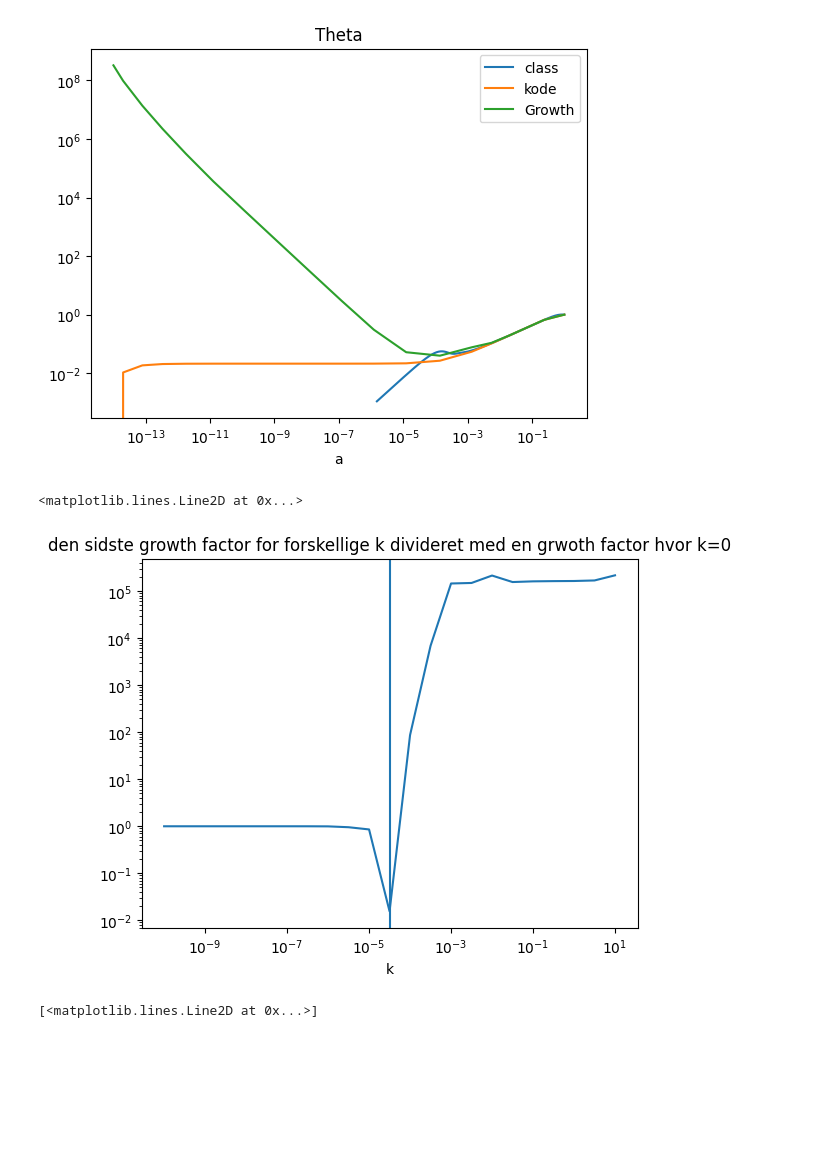
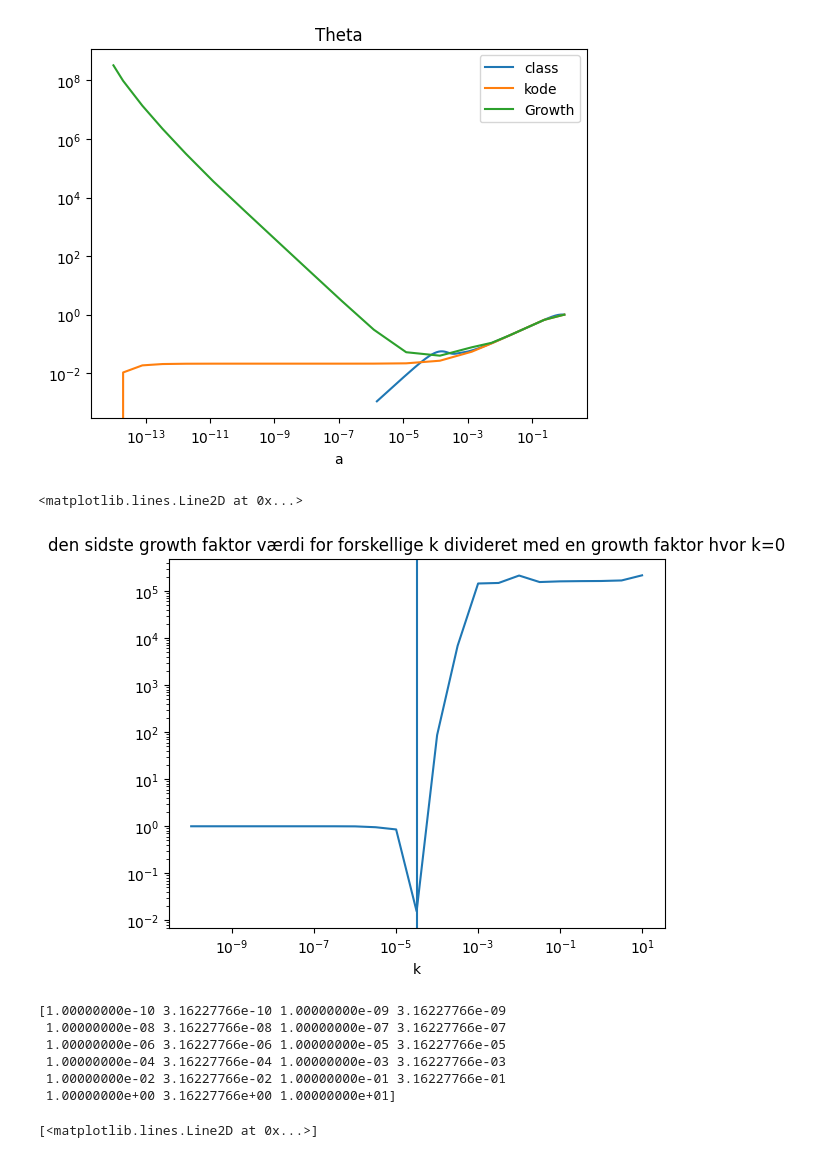
Before and after one commit to eriksteenberg/Power-spectrum-Test, a Jupyter notebook: power spectrum test.ipynb, the cells around one changed output. Drawn from its saved outputs; the diff is of its cells as text; code cells hidden in the pictures; blank space fills up the shorter version.

```diff
--- a/power spectrum test.ipynb
+++ b/power spectrum test.ipynb
@@ -167,7 +167,6 @@ sol1 = sc.solve_ivp(f,t_span=[a0,aend],y0=[tau0])
 tau =sol1.y[0]
 
 def f1(t,y):
-    # kun cdm så cs = 0
     # her er t = tau
     a = y[0]
     D = y[1]
@@ -180,37 +179,46 @@ def f1(t,y):
 
 
 D0 = a0 # 4e-15
 D1 = H0 * np.sqrt(Omega_R) # jeg mener at det kommer af at D' er propto a',
                            # da var noget Thomas gjorde og jeg skal lige tjekke det
 #k = 1e-7
 cs = 0#.31e-3
 y0 = [H0 * np.sqrt(Omega_R) * tau0, D0 , D1,0,0]
 sol1 = sc.solve_ivp(f1,t_span=[tau[0],tau[-1]],y0 = y0)
 D_normal = sol1.y[1][-1]
 N = 10
 m = 2
-k_vec = np.float_power(10,-np.array([i/m for i in range(-m,m*N+1)]))
+k_vec = np.float_power(10,-np.array([i/m for i in range(-m,m*N+1)]))[::-1]
 res = np.zeros(len(k_vec))
 
 cs = 1e-5
 
 i = 0
 
 for k in k_vec:
     y0 = [H0 * np.sqrt(Omega_R) * tau0, D0 , D1,k,cs]
     sol = sc.solve_ivp(f1,t_span=[tau[0],tau[-1]],y0 = y0)
     D = sol.y[1]
     res[i] =  -D[-1]/D_normal
     i += 1
 # /D_normal
-#res = res / res[0]
+#res = res / res[-1]
 plt.loglog(k_vec,res**2)
 plt.xlabel("k")
-plt.title("den sidste growth factor for forskellige k divideret med en grwoth factor hvor k=0")
+plt.title("den sidste growth faktor værdi for forskellige k divideret med en growth faktor hvor k=0")
 plt.axvline((sol1.y[1][0]/cs)**0.5,0,1)
 # %% [output]
 <matplotlib.lines.Line2D at 0x...>
-[figure, old version]
+[figure, new version]
+# %%
+print(k_vec)
+# %% [output]
+[1.00000000e-10 3.16227766e-10 1.00000000e-09 3.16227766e-09
+ 1.00000000e-08 3.16227766e-08 1.00000000e-07 3.16227766e-07
+ 1.00000000e-06 3.16227766e-06 1.00000000e-05 3.16227766e-05
+ 1.00000000e-04 3.16227766e-04 1.00000000e-03 3.16227766e-03
+ 1.00000000e-02 3.16227766e-02 1.00000000e-01 3.16227766e-01
+ 1.00000000e+00 3.16227766e+00 1.00000000e+01]
 # %%
 res = []
 
```
